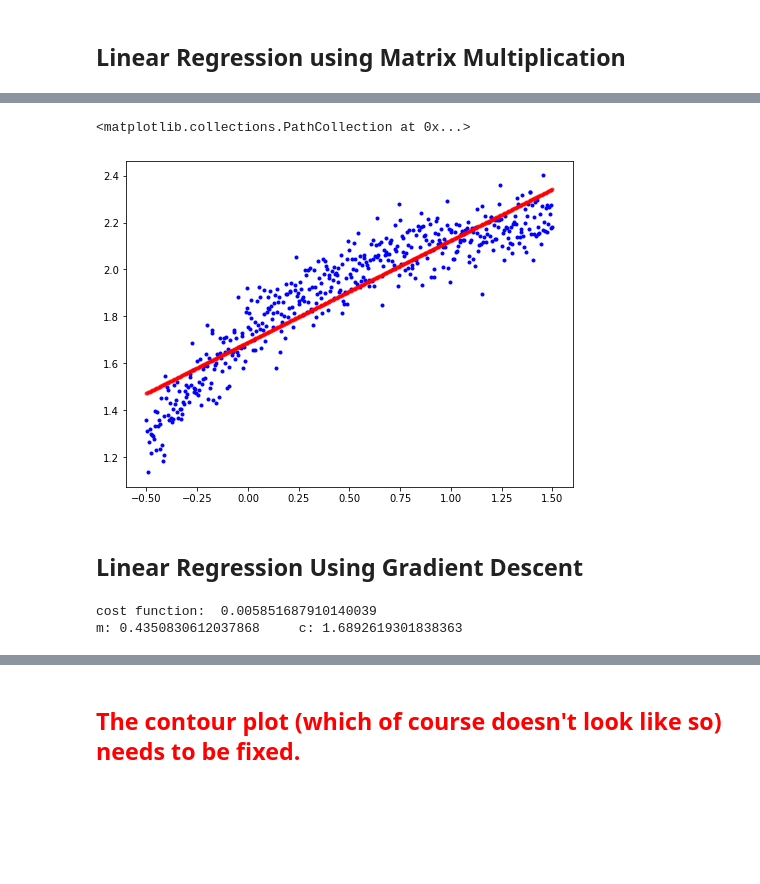
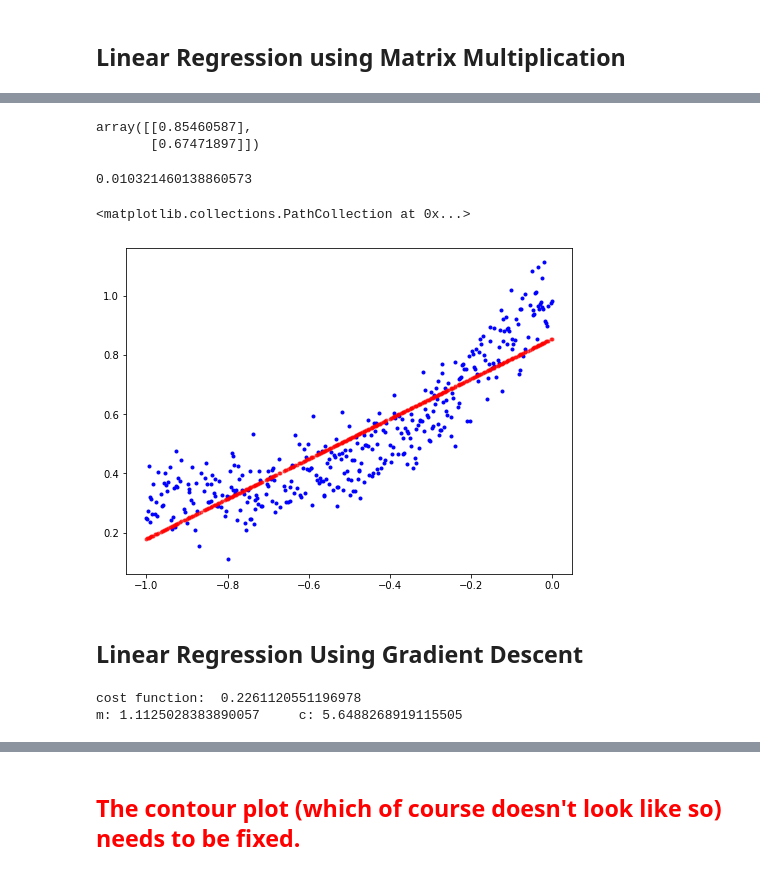
Before and after one commit to Nischal2015/machine_learning, a Jupyter notebook: linear_regression.ipynb, the cells around one changed output, grey strips where cells are left out. Saved outputs shown, nothing was run; the diff lists cells and outputs as text; code cells hidden in the pictures; blank space fills up the shorter version.

```diff
--- a/linear_regression.ipynb
+++ b/linear_regression.ipynb
@@ -28,3 +68,8 @@ x = x - 0.5
+# %%
+from sklearn.model_selection import train_test_split
+
+# Splits the data into training and test set
+x_train, x_test, y_train, y_test = train_test_split(df.scaled_Predictor, df.scaled_Output)
 # %%
 plt.figure(figsize=(8,6))
 plt.title("Dataset")
@@ -106,6 +164,5 @@ plt.scatter(x, y_guess, marker='.', color='green', alpha=0.7)
 ## Linear Regression using Matrix Multiplication
 # %%
 # Linear Regression using matrix multiplication
-X = np.column_stack((x, np.ones(x.shape)))
+X = np.column_stack((np.ones(x_train.shape), x_train))
 w = np.empty(X.ndim)
-Y = y.reshape(-1, 1)
@@ -124,32 +176,51 @@ print(error)
+# %%
+y_train = np.array(y_train)
+theta = np.linalg.pinv(X)@y_train[:, np.newaxis]
+theta
+# %% [output]
+array([[0.85460587],
+       [0.67471897]])
+# %%
+Y_train_pred = X @ theta
+#Y_test_pred =
+train_error = mean_squared_error(y_train, Y_train_pred.flatten())
+print(train_error)
+# %% [output]
+0.010321460138860573
 # %%
 plt.figure(figsize=(8,6))
-plt.scatter(x, y, marker='.', color='b',)
-plt.scatter(x, Y_pred, marker='.', color='r', alpha=0.6)
+plt.scatter(x_train, y_train, marker='.', color='b',)
+plt.scatter(x_train, Y_train_pred, marker='.', color='r', alpha=0.6)
 # %% [output]
 <matplotlib.collections.PathCollection at 0x...>
-[figure, old version]
+[figure, new version]
 # %% [markdown]
 ## Linear Regression Using Gradient Descent
 # %%
+## Needs to improve the function as it uses exactly 1 million iterations.
 # Cost Function
-m, c = 0, 0
-alpha = 0.1
-hyp = m*x + c
-cost = np.array([])
-for i in range(100000):
-  d_c = 1/len(x)*np.sum((hyp - y))
-  d_m = 1/len(x)*np.sum((hyp-y)*x)
+m, c = 0., 0.
+
+# Learning rate
+alpha = 0.001
+cost = []
+n = float(len(x))
+for i in range(1_000_000):
+  hyp = m*x+c
+  d_c = 1/n*np.sum((hyp - y))
+  d_m = 1/n*np.sum((hyp-y)*x)
   m = m-alpha*d_m
   c = c-alpha*d_c
-  hyp = m*x+c
-  cost = np.append(cost, cost_function(y, hyp))
+  cost.append(cost_function(y, hyp))
+
+cost = np.array(cost)
 
 print("cost function: ", cost_function(y, hyp))
 print("m:",m,"    c:",c)
 y_hat = m*x+c
 # %% [output]
-cost function:  0.005851687910140039
-m: 0.4350830612037868     c: 1.6892619301838363
+cost function:  0.2261120551196978
+m: 1.1125028383890057     c: 5.6488268919115505
 # %%
 plt.figure(figsize=(8,6))
 plt.scatter(x, y, marker='.', color='b',)
```
Also changed, not shown: parts of 18 cells of this notebook.
